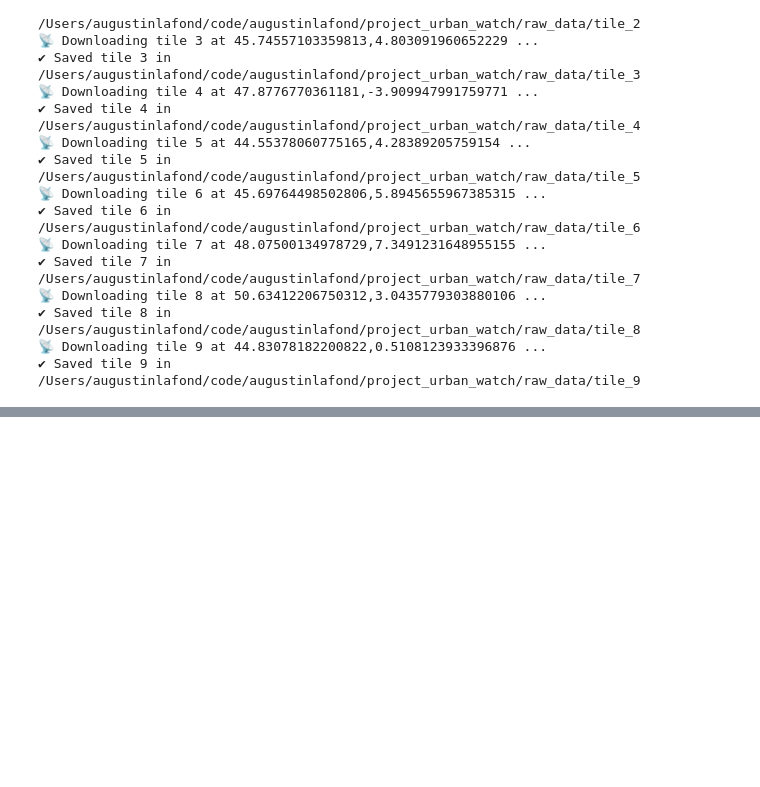
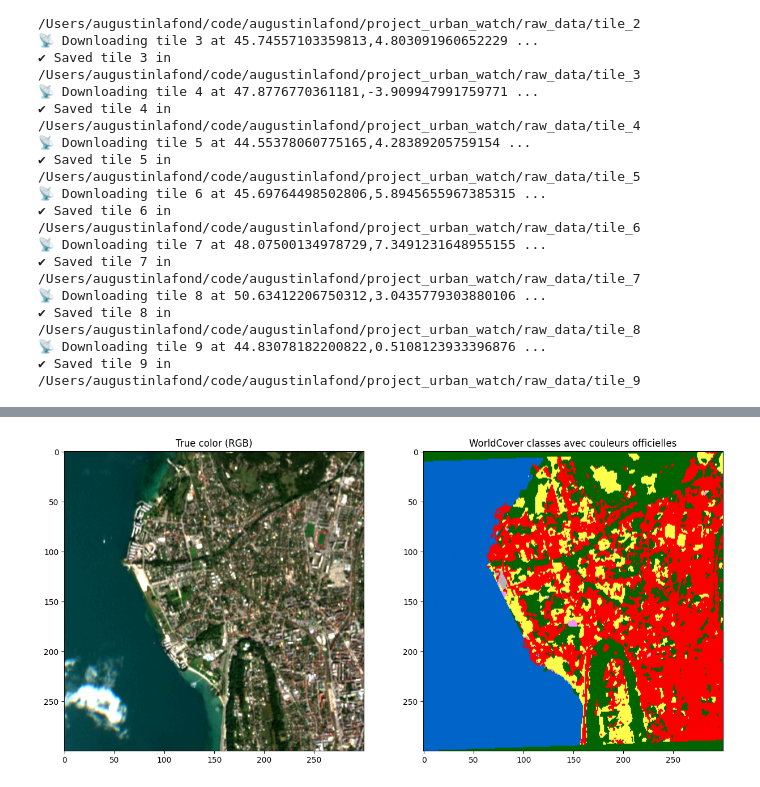
Before and after one commit to augustinlafond/project_urban_watch, a Jupyter notebook: Notebooks/data_exploration_aug.ipynb, the cells around one changed output, grey strips where cells are left out. Cells and saved outputs as stored; diff of their text form; code cells hidden in the pictures; blank space fills up the shorter version.

```diff
--- a/Notebooks/data_exploration_aug.ipynb
+++ b/Notebooks/data_exploration_aug.ipynb
@@ -53,4 +50,4 @@ data = get_data(list_bbox_centers)
 # %%
 from urban_watch.ml_logic.data import load_data
 
-X, meta = load_data()l
+X, meta = load_data()
@@ -115,0 +59,8 @@ plt.show()
+# %%
+from urban_watch.ml_logic.labels import tile_name_from_bbox_wgs84
+
+tile_names = tile_name_from_bbox_wgs84(list_bbox_wgs84)
+# %%
+from urban_watch.ml_logic.labels import get_label_array
+
+results = get_label_array(tile_names, list_bbox_wgs84, list_bbox, list_crs)
@@ -115,0 +88,37 @@ plt.show()
+# %%
+image = X[6,:,:,:]
+
+B2, B3, B4, B8, B11 = image[:,:,0], image[:,:,1], image[:,:,2], image[:,:,3], image[:,:,4]
+
+# True color (attention : nécessite une normalisation)
+RGB = np.dstack([
+    B4,
+    B3,
+    B2
+]).astype(float)
+
+# Normalisation 0-1 pour affichage (important !)
+RGB = (RGB - RGB.min()) / (RGB.max() - RGB.min() + 1e-6)
+
+# Normalisation par percentiles (évite que quelques pixels lumineux écrasent tout le contraste)
+p2 = np.percentile(RGB, 2)
+p98 = np.percentile(RGB, 98)
+
+RGB_stretched = np.clip((RGB - p2) / (p98 - p2), 0, 1)
+
+# Correction gamma (0.7–1.0 recommandé)
+gamma = 0.8
+RGB_corrected = np.clip(RGB_stretched ** gamma, 0, 1)
+# %%
+plt.figure(figsize=(15, 7))
+
+plt.subplot(1,2,1)
+plt.imshow(RGB_stretched)
+plt.title("True color (RGB)")
+
+plt.subplot(1,2,2)
+plt.imshow(results[6], cmap=cmap, vmin=10, vmax=110)
+plt.title("WorldCover classes avec couleurs officielles")
+plt.show()
+# %% [output]
+[figure, added]
```
Also changed, not shown: parts of 8 cells of this notebook, 4 other files.
